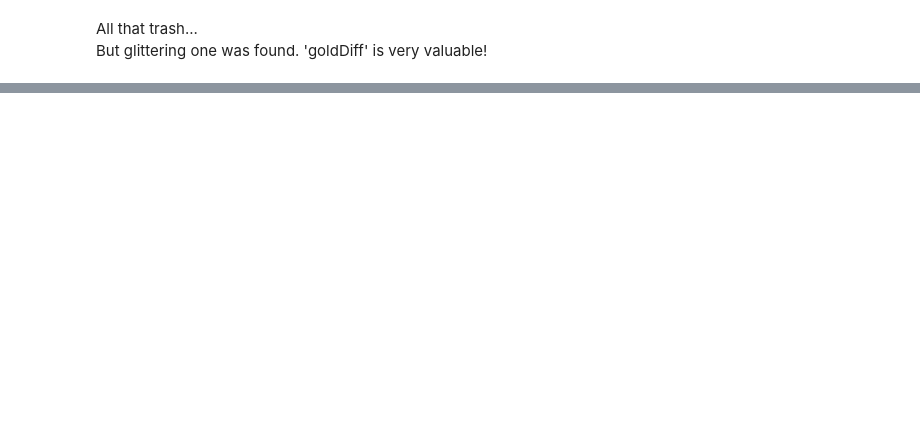
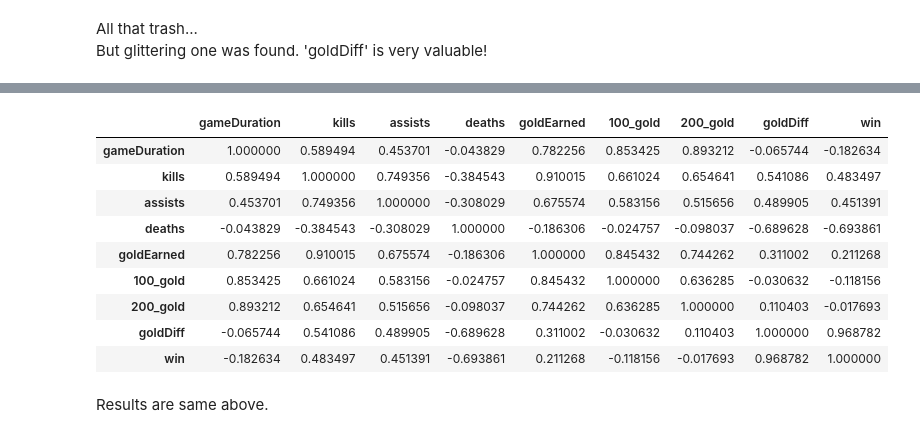
Before and after one commit to sbb2002/Lux_project, a Jupyter notebook: .research/feat_corr.ipynb, the cells around one changed output, grey strips where cells are left out. Drawn from its saved outputs; the diff is of its cells as text; code cells hidden in the pictures; blank space fills up the shorter version.

```diff
--- a/.research/feat_corr.ipynb
+++ b/.research/feat_corr.ipynb
@@ -403,0 +478,20 @@ But glittering one was found. 'goldDiff' is very valuable!
+# %%
+is_Lux = df['championName'] == "Lux"
+df_Lux = df[is_Lux]
+
+team100_gold = df_Lux['100TOP_goldEarned'] + df_Lux['100JUN_goldEarned'] + df_Lux['100MID_goldEarned'] + df_Lux['100ARC_goldEarned'] + df_Lux['100UTIL_goldEarned']
+team200_gold = df_Lux['200TOP_goldEarned'] + df_Lux['200JUN_goldEarned'] + df_Lux['200MID_goldEarned'] + df_Lux['200ARC_goldEarned'] + df_Lux['200UTIL_goldEarned']
+
+df_Lux = pd.DataFrame({
+    'teamId': df_Lux['teamId'],
+    'gameDuration': df_Lux['gameDuration'],
+    'kills': df_Lux['kills'],
+    'assists': df_Lux['assists'],
+    'deaths': df_Lux['deaths'],
+    'goldEarned': df_Lux['goldEarned'],
+    '100_gold': team100_gold,
+    '200_gold': team200_gold,
+    'win': df_Lux['win']
+})
+
+df_Lux
@@ -403,0 +517,17 @@ But glittering one was found. 'goldDiff' is very valuable!
+# %%
+is_team100 = df_Lux['teamId'] == 100
+is_team200 = df_Lux['teamId'] == 200
+
+df_Lux_100 = df_Lux[is_team100]
+df_Lux_200 = df_Lux[is_team200]
+
+df_Lux_100['goldDiff'] = df_Lux_100['100_gold'] - df_Lux_100['200_gold']
+df_Lux_200['goldDiff'] = df_Lux_200['200_gold'] - df_Lux_200['100_gold']
+
+df_Lux = pd.concat([df_Lux_100, df_Lux_200])
+
+a = df_Lux.iloc[:, :8]
+b = df_Lux.iloc[:, 9]
+
+df_Lux = pd.concat([a,b,df_Lux['win']], axis=1).sort_index()
+df_Lux
@@ -403,0 +563,15 @@ But glittering one was found. 'goldDiff' is very valuable!
+# %%
+df_Lux.iloc[:, 1:].corr()
+# %% [output]
+|  | gameDuration | kills | assists | deaths | goldEarned | 100_gold | 200_gold | goldDiff | win |
+| gameDuration | 1.000000 | 0.589494 | 0.453701 | -0.043829 | 0.782256 | 0.853425 | 0.893212 | -0.065744 | -0.182634 |
+| kills | 0.589494 | 1.000000 | 0.749356 | -0.384543 | 0.910015 | 0.661024 | 0.654641 | 0.541086 | 0.483497 |
+| assists | 0.453701 | 0.749356 | 1.000000 | -0.308029 | 0.675574 | 0.583156 | 0.515656 | 0.489905 | 0.451391 |
+| deaths | -0.043829 | -0.384543 | -0.308029 | 1.000000 | -0.186306 | -0.024757 | -0.098037 | -0.689628 | -0.693861 |
+| goldEarned | 0.782256 | 0.910015 | 0.675574 | -0.186306 | 1.000000 | 0.845432 | 0.744262 | 0.311002 | 0.211268 |
+| 100_gold | 0.853425 | 0.661024 | 0.583156 | -0.024757 | 0.845432 | 1.000000 | 0.636285 | -0.030632 | -0.118156 |
+| 200_gold | 0.893212 | 0.654641 | 0.515656 | -0.098037 | 0.744262 | 0.636285 | 1.000000 | 0.110403 | -0.017693 |
+| goldDiff | -0.065744 | 0.541086 | 0.489905 | -0.689628 | 0.311002 | -0.030632 | 0.110403 | 1.000000 | 0.968782 |
+| win | -0.182634 | 0.483497 | 0.451391 | -0.693861 | 0.211268 | -0.118156 | -0.017693 | 0.968782 | 1.000000 |
+# %% [markdown]
+Results are same above.
```
Also changed, not shown: parts of 23 cells of this notebook, 8 other files.
